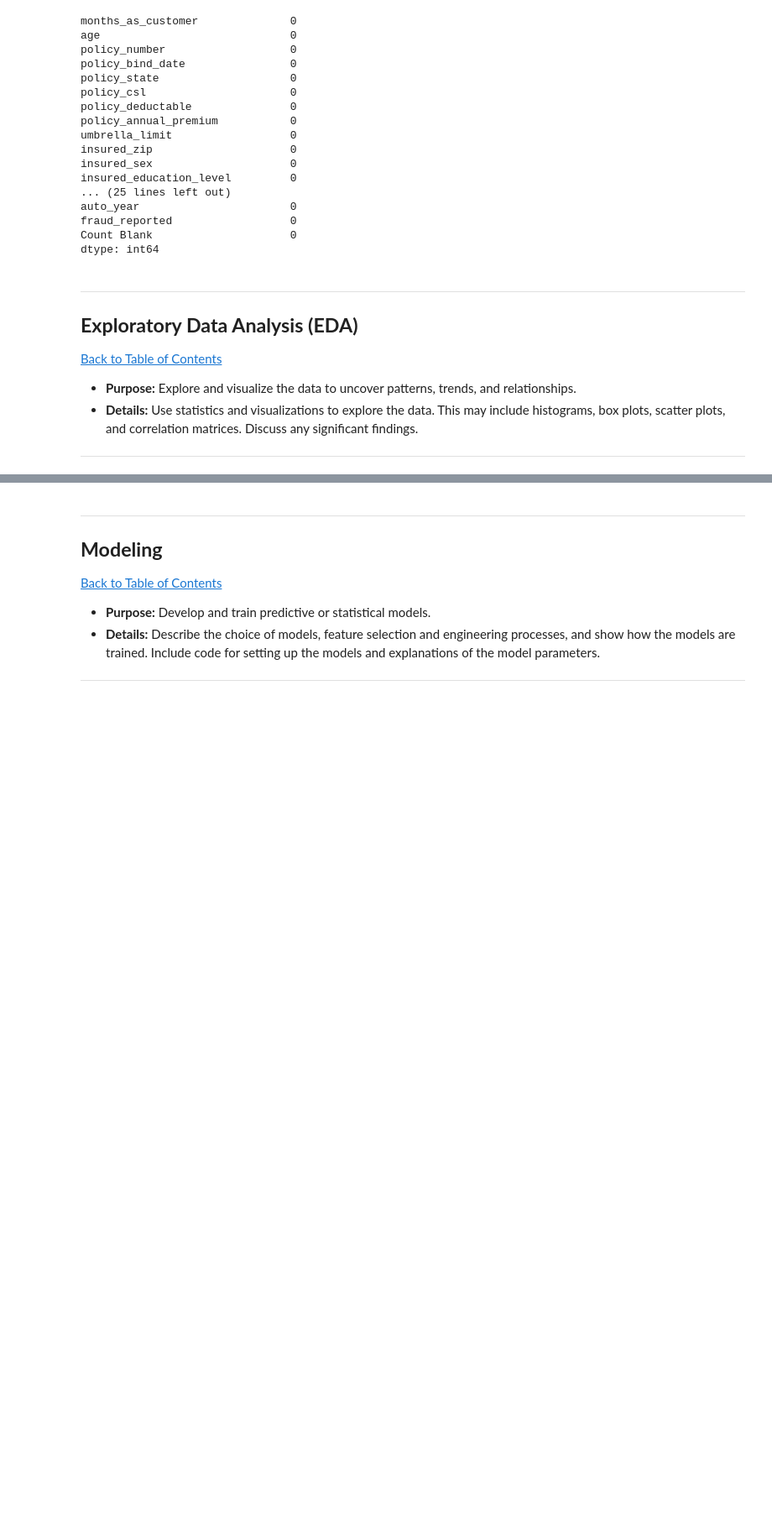
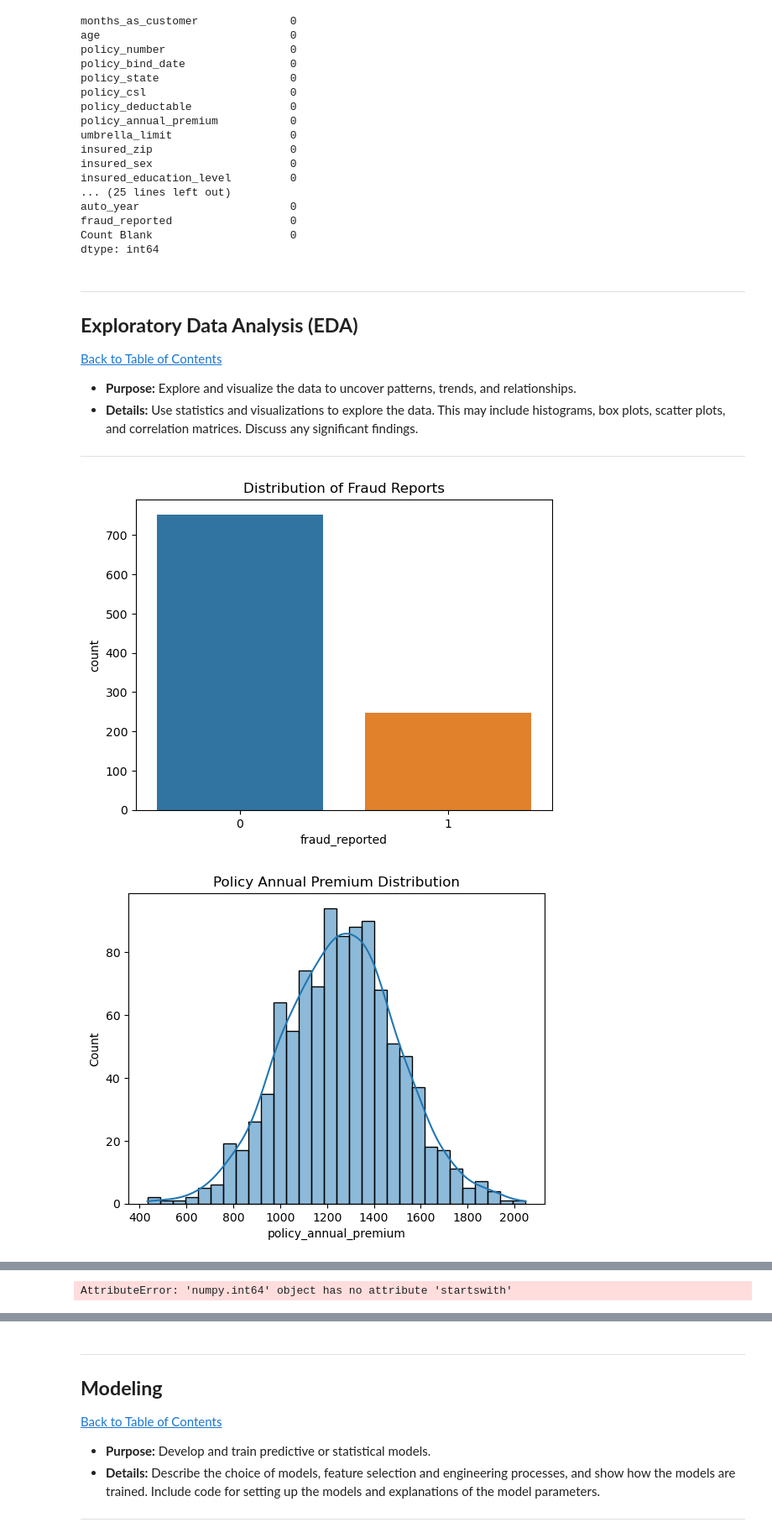
Before and after one commit to Annette0907/Workplace_Project, a Jupyter notebook: QCTO---Workplace-Module-Notebook-Template-4571.ipynb, the cells around one changed output, grey strips where cells are left out. Shown: that part at 84% size. Saved outputs shown, nothing was run; the diff lists cells and outputs as text; code cells hidden in the pictures; blank space fills up the shorter version.

Commit message:
Exploratory Data Analysis (EDA)

```diff
--- a/QCTO---Workplace-Module-Notebook-Template-4571.ipynb
+++ b/QCTO---Workplace-Module-Notebook-Template-4571.ipynb
@@ -203,0 +202,31 @@ dtype: int64
+# %%
+# Fraud count distribution
+sns.countplot(data=df, x='fraud_reported')
+plt.title('Distribution of Fraud Reports')
+plt.show()
+
+# Distribution of annual premiums
+sns.histplot(data=df, x='policy_annual_premium', kde=True, bins=30)
+plt.title('Policy Annual Premium Distribution')
+plt.show()
+
+# Boxplot: Annual Premium vs Fraud Reported
+sns.boxplot(x='fraud_reported', y='policy_annual_premium', data=df)
+plt.title('Annual Premium vs Fraud Reported')
+plt.show()
+
+# Correlation matrix
+corr_matrix = df.select_dtypes(include=[np.number]).corr()
+sns.heatmap(corr_matrix, annot=True, cmap='coolwarm')
+plt.title('Correlation Matrix')
+plt.show()
+
+# Countplot: Occupation vs Fraud
+plt.figure(figsize=(12, 6))
+sns.countplot(data=df, y='insured_occupation', hue='fraud_reported', order=df['insured_occupation'].value_counts().index)
+plt.title('Fraud Report by Occupation')
+plt.tight_layout()
+plt.show()
+# %% [output]
+[figure, added]
+[figure, added]
@@ -203,0 +235 @@ dtype: int64
+AttributeError: 'numpy.int64' object has no attribute 'startswith'
```
Also changed, not shown: parts of 2 cells of this notebook.
